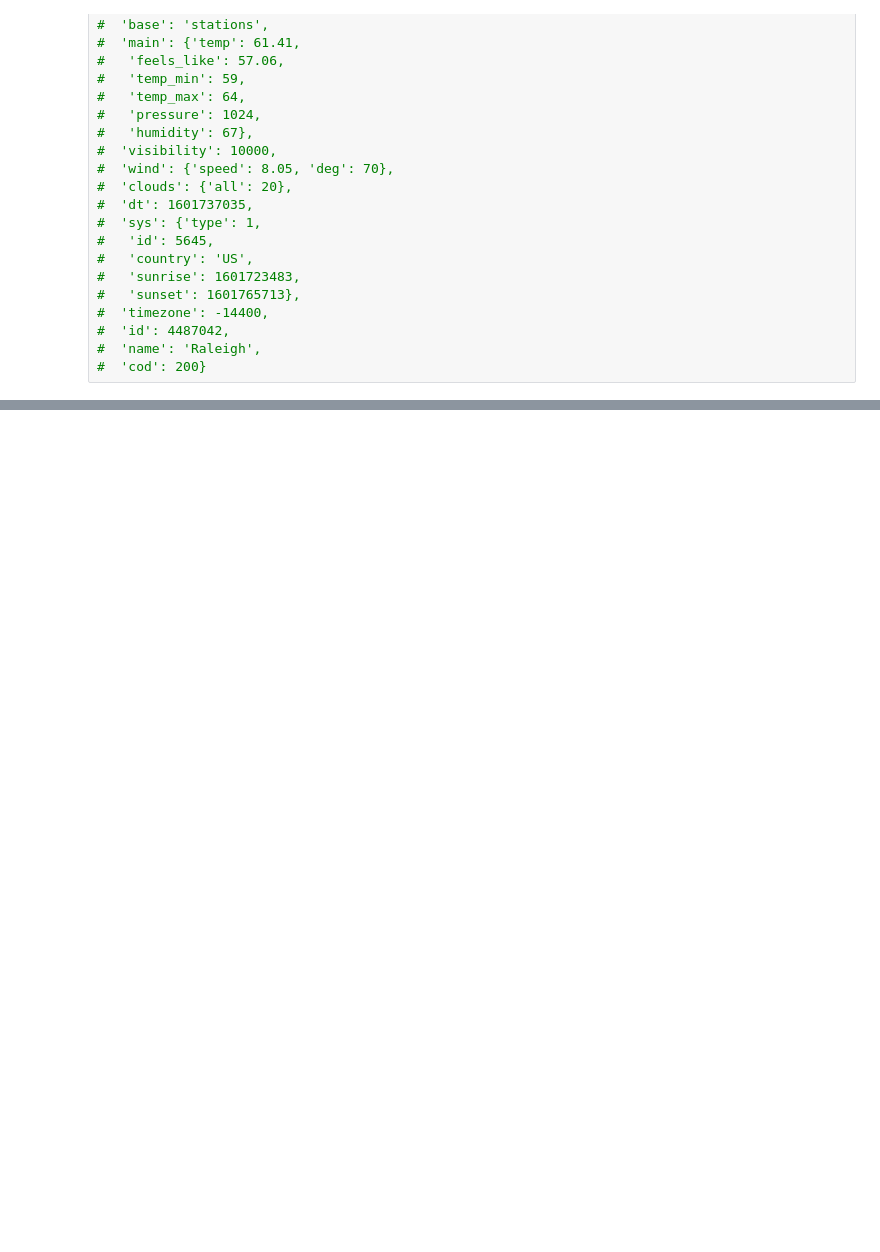
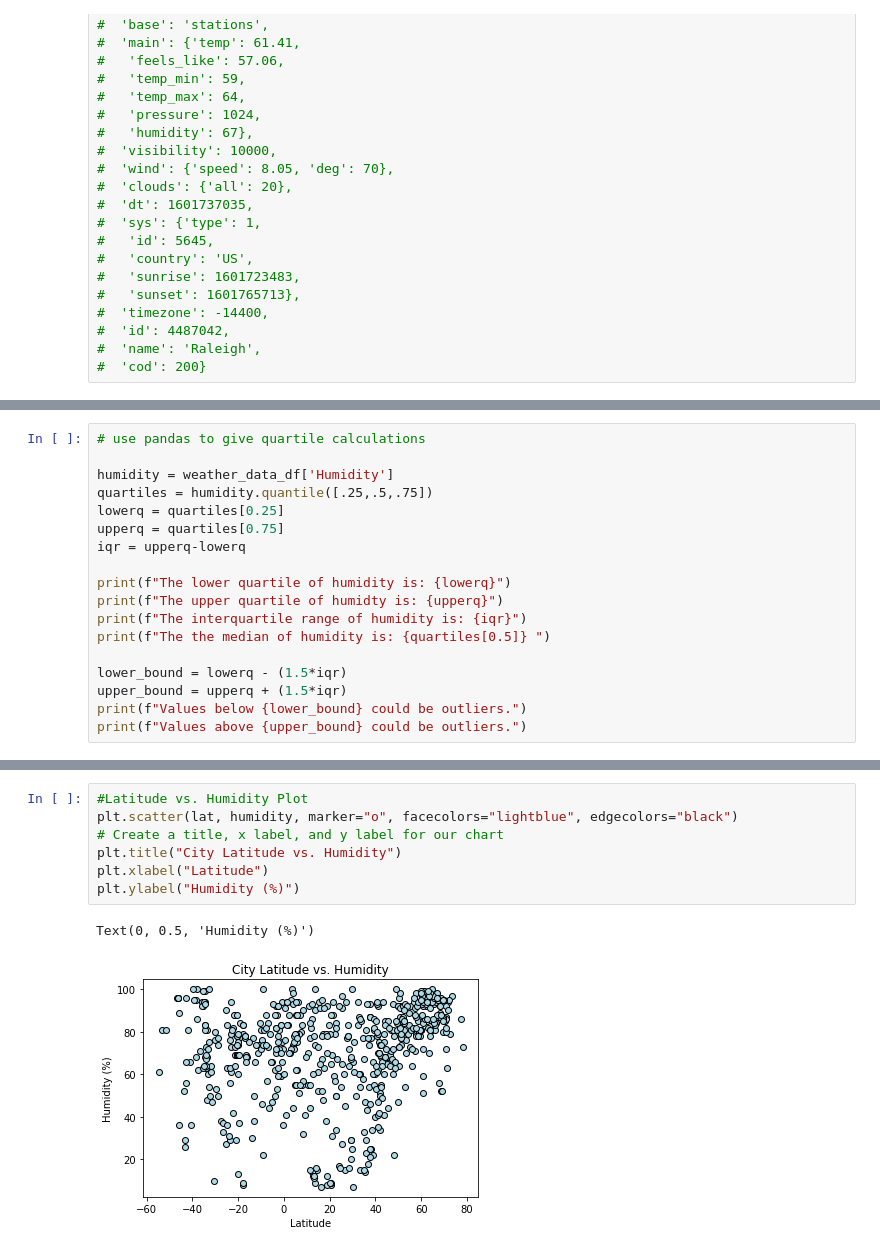
Before and after one commit to Laurel768/python-api-challenge, a Jupyter notebook: Working_copy_Weather.ipynb, the cells around one changed output, grey strips where cells are left out. Drawn from its saved outputs; the diff is of its cells as text; blank space fills up the shorter version.

```diff
--- a/Working_copy_Weather.ipynb
+++ b/Working_copy_Weather.ipynb
@@ -144,0 +173,18 @@ weather_data_df.to_csv("cities.csv")
+# %%
+# use pandas to give quartile calculations
+
+humidity = weather_data_df['Humidity']
+quartiles = humidity.quantile([.25,.5,.75])
+lowerq = quartiles[0.25]
+upperq = quartiles[0.75]
+iqr = upperq-lowerq
+
+print(f"The lower quartile of humidity is: {lowerq}")
+print(f"The upper quartile of humidty is: {upperq}")
+print(f"The interquartile range of humidity is: {iqr}")
+print(f"The the median of humidity is: {quartiles[0.5]} ")
+
+lower_bound = lowerq - (1.5*iqr)
+upper_bound = upperq + (1.5*iqr)
+print(f"Values below {lower_bound} could be outliers.")
+print(f"Values above {upper_bound} could be outliers.")
@@ -144,0 +230,10 @@ weather_data_df.to_csv("cities.csv")
+# %%
+#Latitude vs. Humidity Plot
+plt.scatter(lat, humidity, marker="o", facecolors="lightblue", edgecolors="black")
+# Create a title, x label, and y label for our chart
+plt.title("City Latitude vs. Humidity")
+plt.xlabel("Latitude")
+plt.ylabel("Humidity (%)")
+# %% [output]
+Text(0, 0.5, 'Humidity (%)')
+[figure, added]
```
Also changed, not shown: parts of 15 cells of this notebook, 2 other files.
